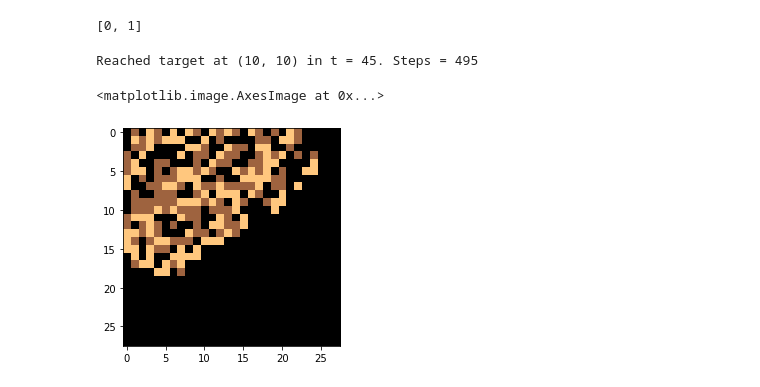
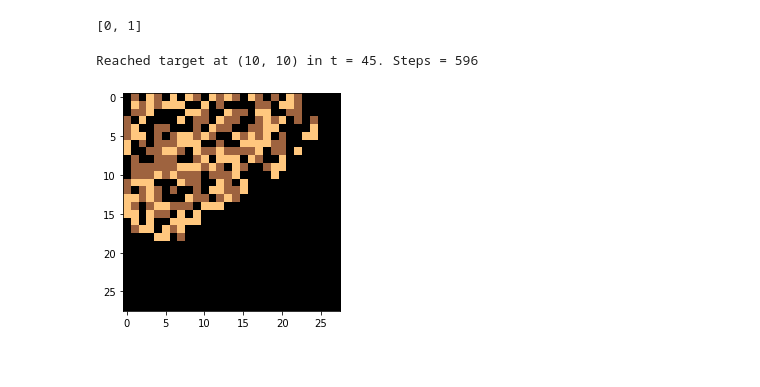
Before and after one commit to marcodelmastro/AdventOfCode2018, a Jupyter notebook: Day 22.ipynb, the cells around one changed output. Drawn from its saved outputs; the diff is of its cells as text; code cells hidden in the pictures.

```diff
--- a/Day 22.ipynb
+++ b/Day 22.ipynb
@@ -172,17 +172,21 @@ def getShortedPath(depth = 510, xt = 10, yt = 10):
     s = (start,TORCH)
     e = (end,TORCH)
 
-    visited = defaultdict(bool)
-    visited[s] = True
+    # keep track of time of last visit to each position
+    # update queue with position/equipement only if new passage
+    # happens at earlier time
+    visited = defaultdict(lambda: 1e32)
+    visited[(s,0)] = 0
 
     q = PriorityQueue()
-    q.put((0,s)) # time, (last position in path,last equipment)
+    q.put((0,(s,0)))
 
     steps = 0
 
     while True:
 
-        t,pe = q.get()
+        h,pet = q.get()
+        pe,t = pet
 
         if pe==e:
             print("Reached target at",end,"in t =", t, end=". ")
@@ -201,38 +205,41 @@ def getShortedPath(depth = 510, xt = 10, yt = 10):
             # current equipement is valid for next step
             if validEquip(cta,eq):
                 ns = (a,eq)
-                if not visited[ns]:
-                    q.put((t+1,ns))
-                    visited[ns] = True
+                ts = t+1
+                # queue this step only if happens at earlier time that seen before
+                if ts < visited[ns]:
+                    visited[ns] = ts
+                    q.put((ts,(ns,ts)))
 
             # also try to change equipement staying on same place,
             # since it might lead to better path later despite loss in time now
             for alteq in alterEquip(eq):
                 if validEquip(ctp,alteq):
                     ns = (p,alteq)
-                    if not visited[ns]:
-                        q.put((t+7,ns))
-                        visited[ns] = True
+                    ts = t+7
+                    # queue this step only if happens at earlier time that seen before
+                    if ts < visited[ns]:
+                        visited[ns] = ts
+                        q.put((ts,(ns,ts)))
 
         steps += 1
 # %%
 # Example: fastest way to reach the target: 45 minutes.
 
 G = defaultdict(lambda: -1)
 E = defaultdict(lambda: -1)
 C = defaultdict(lambda: -1)
 
 getShortedPath(depth=510,xt=10,yt=10)
 
 cave = np.zeros((28,28),dtype=int)
 for x,y in C.keys():
     cave[y][x] = C[(x,y)]
 
-plt.imshow(cave,cmap="copper")
+s = plt.imshow(cave,cmap="copper")
 # %% [output]
-Reached target at (10, 10) in t = 45. Steps = 495
+Reached target at (10, 10) in t = 45. Steps = 596
-<matplotlib.image.AxesImage at 0x...>
-[figure, old version]
+[figure, new version]
 # %%
 G = defaultdict(lambda: -1)
 E = defaultdict(lambda: -1)
```
Also changed, not shown: parts of 3 cells of this notebook.
